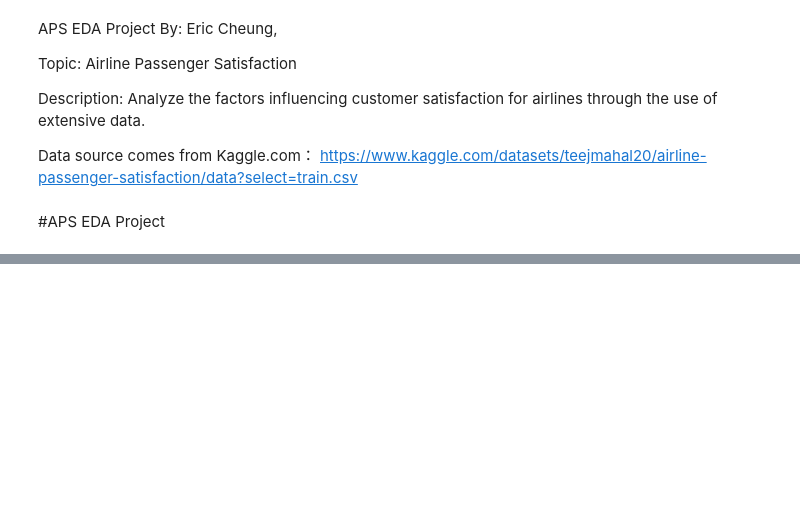
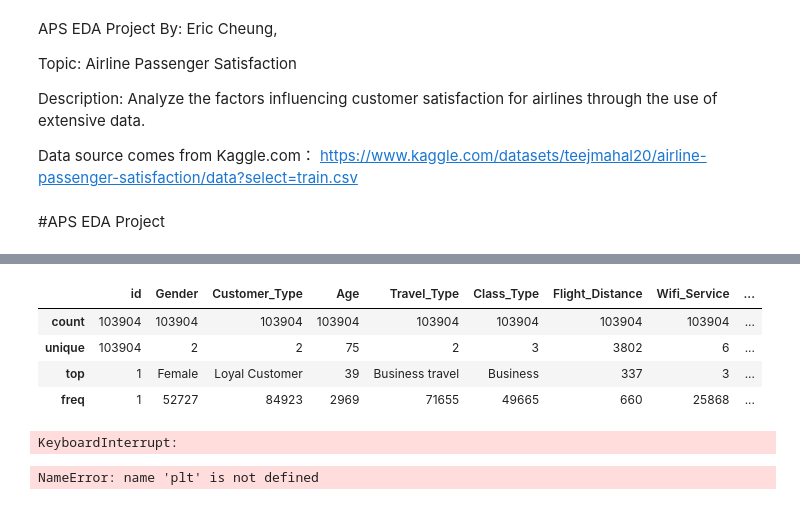
Before and after one commit to apollo201182/EDA-project-, a Jupyter notebook: Eric and Renee/Airline Passenger Satisfaction.ipynb, the cells around one changed output, grey strips where cells are left out. Drawn from its saved outputs; the diff is of its cells as text; code cells hidden in the pictures; blank space fills up the shorter version.

```diff
--- a/Eric and Renee/Airline Passenger Satisfaction.ipynb
+++ b/Eric and Renee/Airline Passenger Satisfaction.ipynb
@@ -108,0 +179,10 @@ df.isnull()
+# %%
+satisfaction_service = satisfaction_service.astype('category')
+# %%
+satisfaction_service.describe(exclude = np.number)
+# %% [output]
+|  | id | Gender | Customer_Type | Age | Travel_Type | Class_Type | Flight_Distance | Wifi_Service | ... |
+| count | 103904 | 103904 | 103904 | 103904 | 103904 | 103904 | 103904 | 103904 | ... |
+| unique | 103904 | 2 | 2 | 75 | 2 | 3 | 3802 | 6 | ... |
+| top | 1 | Female | Loyal Customer | 39 | Business travel | Business | 337 | 3 | ... |
+| freq | 1 | 52727 | 84923 | 2969 | 71655 | 49665 | 660 | 25868 | ... |
@@ -108,0 +203,12 @@ df.isnull()
+# %%
+count_plots_services(satisfaction_service)
+# %% [output]
+KeyboardInterrupt:
+# %%
+fig, ax = plt.subplots(figsize=(5, 5))
+colors = ['#ffeaea', '#b26b6b']
+plt.pie(data['satisfaction'].value_counts(),labels= data['satisfaction'].value_counts().index, colors=colors, autopct='%1.1f%%', startangle=140)
+plt.axis('equal')
+plt.title('satisfaction', loc='center')
+# %% [output]
+NameError: name 'plt' is not defined
```
Also changed, not shown: parts of 16 cells of this notebook, 1 other file.
